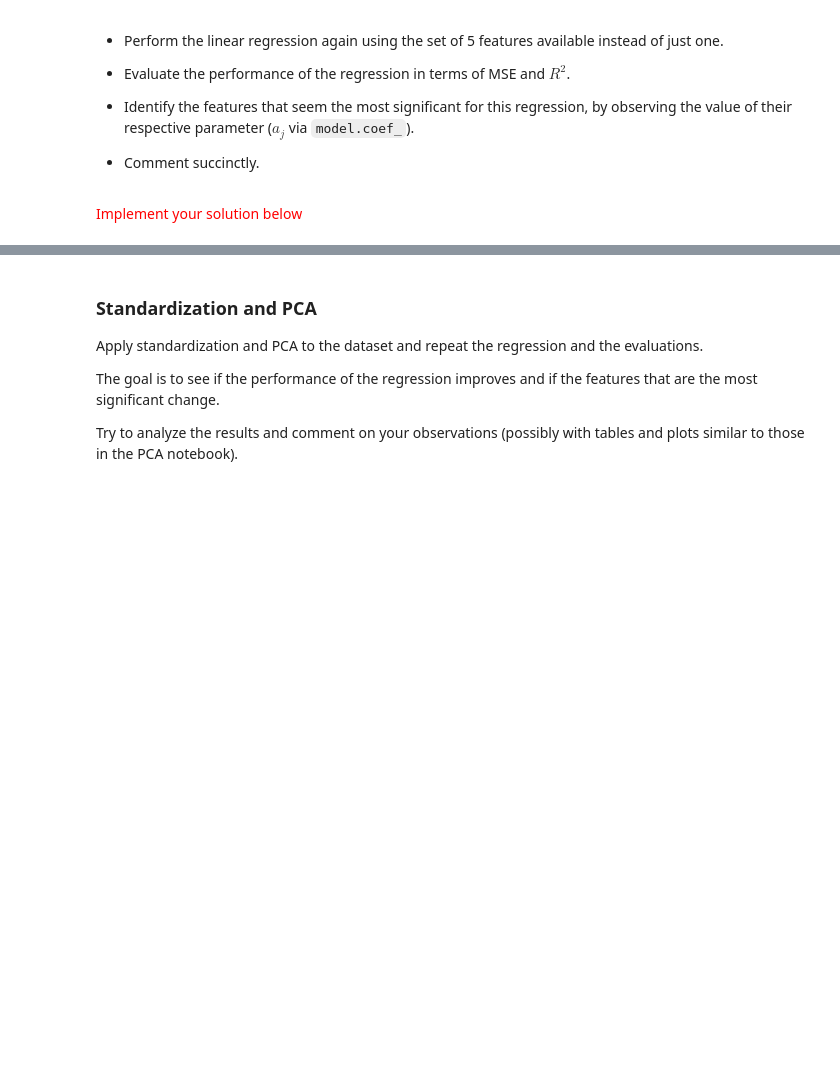
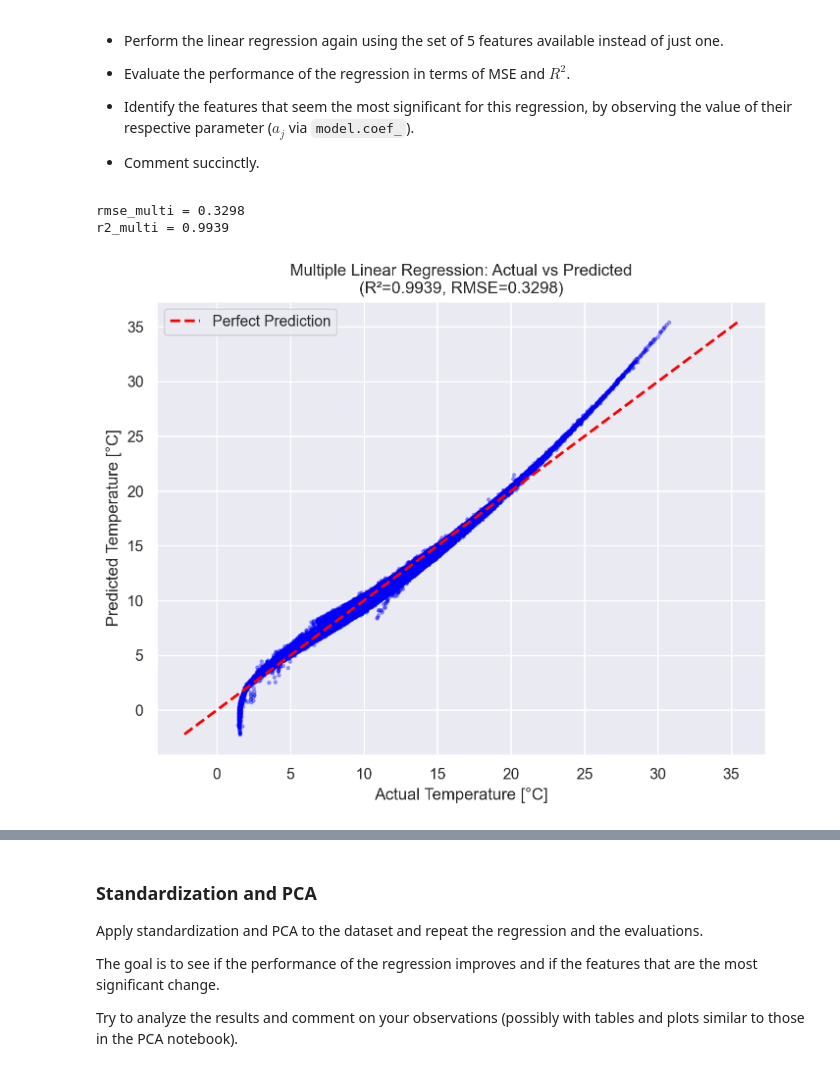
Before and after one commit to Wubpooz/APP5, a Jupyter notebook: Apprentissage_Automatise/TP 3 - Intro Scikit-Learn - Regression.ipynb, the cells around one changed output, grey strips where cells are left out. Saved outputs shown, nothing was run; the diff lists cells and outputs as text; code cells hidden in the pictures; blank space fills up the shorter version.

```diff
--- a/Apprentissage_Automatise/TP 3 - Intro Scikit-Learn - Regression.ipynb
+++ b/Apprentissage_Automatise/TP 3 - Intro Scikit-Learn - Regression.ipynb
@@ -454,5 +450,34 @@ La courbe de prédiction suit de près les données aux profondeurs pour lesquel
 *   Identify the features that seem the most significant for this regression, by observing the value of their respective parameter ($a_j$ via `model.coef_`).
 
 *   Comment succinctly.
-# %% [markdown]
-<span style="color:red">Implement your solution below</span>
+# %%
+x_train, x_test, y_train, y_test = train_test_split(bottle_df[["Cst_Cnt", "Depthm", "Salnty", "O2ml_L", "STheta"]], bottle_df["T_degC"], test_size=0.2)
+# %%
+model_multi = LinearRegression()
+
+model_multi.fit(x_train, y_train)
+
+y_pred_multi = model_multi.predict(x_test)
+# %%
+rmse_multi = root_mean_squared_error(y_test, y_pred_multi)
+r2_multi = r2_score(y_test, y_pred_multi)
+pprint_var(rmse_multi=rmse_multi, r2_multi=r2_multi)
+
+plt.figure(figsize=(8, 6))
+plt.scatter(y_test, y_pred_multi, color="blue", alpha=0.3, s=5)
+
+# Perfect prediction line (y=x)
+min_val = min(y_test.min(), y_pred_multi.min())
+max_val = max(y_test.max(), y_pred_multi.max())
+plt.plot([min_val, max_val], [min_val, max_val], 'r--', linewidth=2, label='Perfect Prediction')
+
+plt.xlabel("Actual Temperature [°C]")
+plt.ylabel("Predicted Temperature [°C]")
+plt.title(f"Multiple Linear Regression: Actual vs Predicted\n(R²={r2_multi:.4f}, RMSE={rmse_multi:.4f})")
+plt.legend()
+plt.grid(True)
+plt.show()
+# %% [output]
+rmse_multi = 0.3298
+r2_multi = 0.9939
+[figure, added]
```
Also changed, not shown: parts of 16 cells of this notebook.
